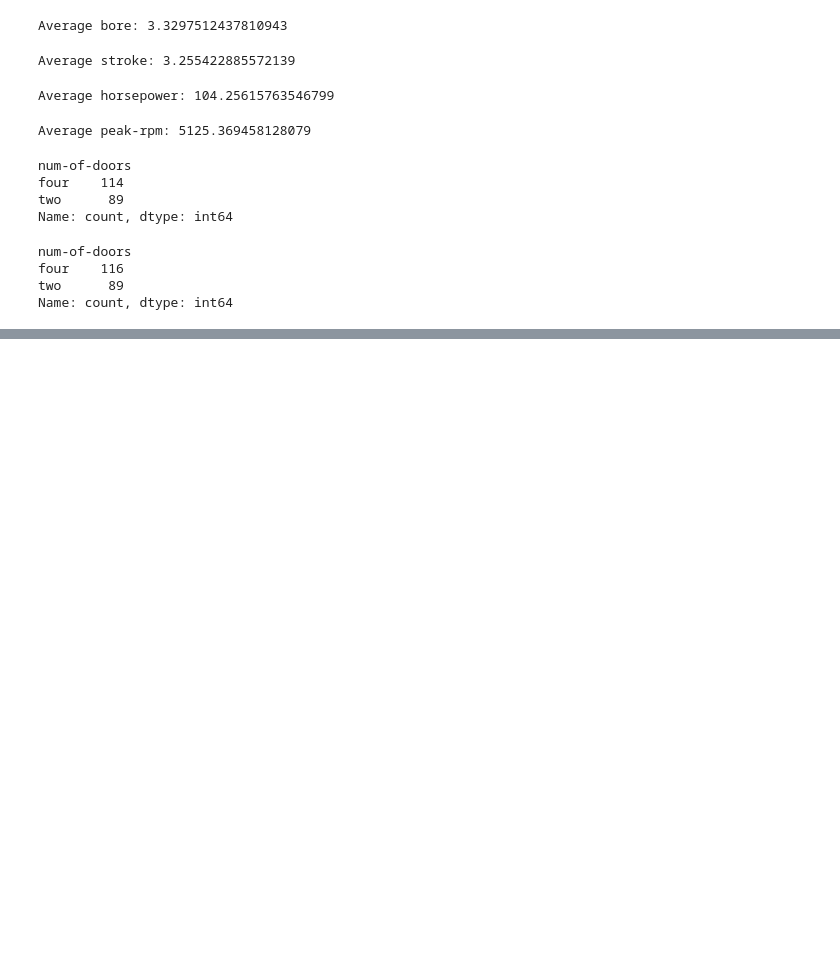
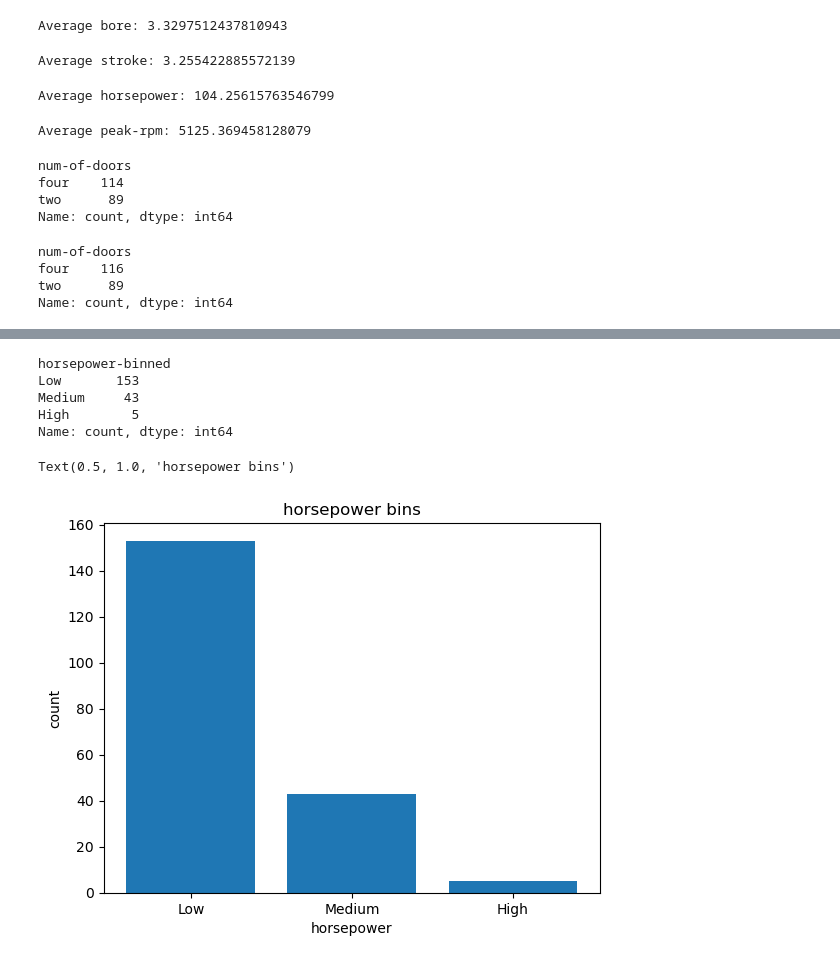
Before and after one commit to oktavianuu/data-analysis, a Jupyter notebook: data-wrangling/data_wrangling.ipynb, the cells around one changed output, grey strips where cells are left out. Drawn from its saved outputs; the diff is of its cells as text; code cells hidden in the pictures; blank space fills up the shorter version.

```diff
--- a/data-wrangling/data_wrangling.ipynb
+++ b/data-wrangling/data_wrangling.ipynb
@@ -200,0 +380,3 @@ df.dropna(subset=["price"], axis=0, inplace=True)
+# %%
+# set group names
+group_names = ["Low", "Medium", "High"]
@@ -200,0 +385,3 @@ df.dropna(subset=["price"], axis=0, inplace=True)
+# %%
+df['horsepower-binned'] = pd.cut(df['horsepower'], bins, labels=group_names, include_lowest=True)
+df[['horsepower', 'horsepower-binned']].head(20)
@@ -200,0 +406,19 @@ df.dropna(subset=["price"], axis=0, inplace=True)
+# %%
+# see the number of each bins
+df["horsepower-binned"].value_counts()
+# %% [output]
+horsepower-binned
+Low       153
+Medium     43
+High        5
+Name: count, dtype: int64
+# %%
+# plot the dist of each bin
+pyplot.bar(group_names, df["horsepower-binned"].value_counts())
+
+plt.pyplot.xlabel("horsepower")
+plt.pyplot.ylabel("count")
+plt.pyplot.title("horsepower bins")
+# %% [output]
+Text(0.5, 1.0, 'horsepower bins')
+[figure, added]
```
Also changed, not shown: parts of 37 cells of this notebook, 33 other files.
